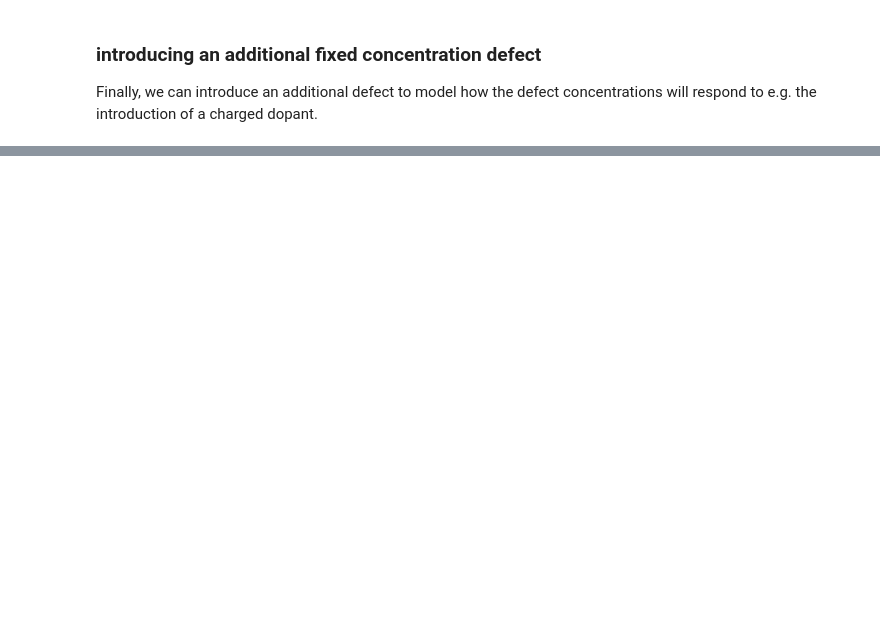
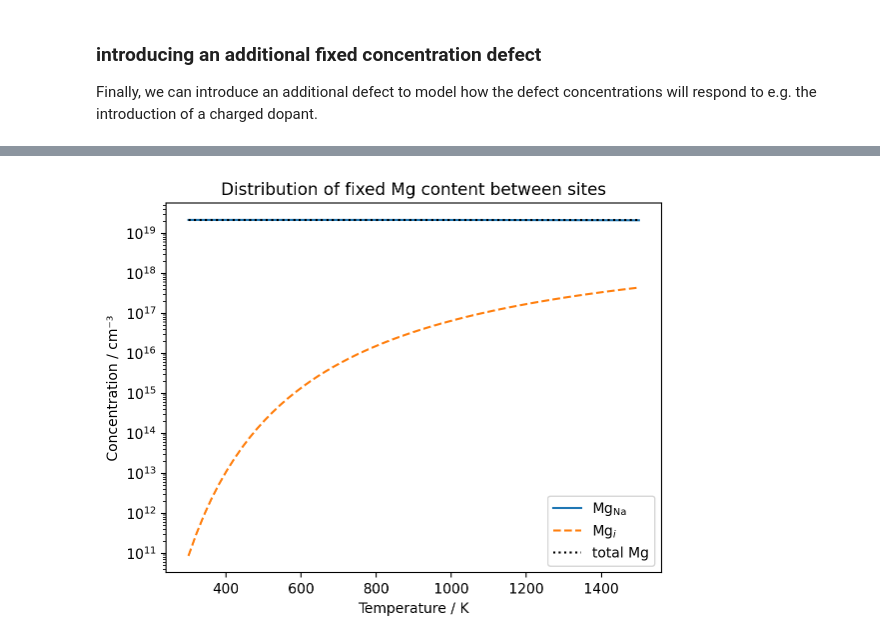
Before and after one commit to bjmorgan/py-sc-fermi, a Jupyter notebook: docs/source/tutorial.ipynb, the cells around one changed output, grey strips where cells are left out. Cells and saved outputs as stored; diff of their text form; code cells hidden in the pictures; blank space fills up the shorter version.

```diff
--- a/docs/source/tutorial.ipynb
+++ b/docs/source/tutorial.ipynb
@@ -299,0 +434,27 @@ plt.show()
+# %%
+# Show how Mg is distributed between substitutional and interstitial sites as a function of temperature
+temperatures = np.linspace(300, 1500, 60)
+Mg_Na_conc = []
+Mg_i_conc  = []
+Mg_total   = []
+
+for t in temperatures:
+    elem_system.temperature = t
+    cd = elem_system.concentration_dict()
+    Mg_Na_conc.append(cd["Mg_Na"])
+    Mg_i_conc.append(cd["Mg_i"])
+    Mg_total.append(cd["Mg_Na"] + cd["Mg_i"])
+
+elem_system.temperature = 1000
+
+plt.plot(temperatures, Mg_Na_conc, label=r"$\mathrm{Mg}_\mathrm{Na}$")
+plt.plot(temperatures, Mg_i_conc,  label=r"$\mathrm{Mg}_i$", ls="--")
+plt.plot(temperatures, Mg_total,   label="total Mg", ls=":", color="k")
+plt.xlabel("Temperature / K")
+plt.ylabel("Concentration / cm⁻³")
+plt.yscale("log")
+plt.legend()
+plt.title("Distribution of fixed Mg content between sites")
+plt.show()
+# %% [output]
+[figure, added]
```
Also changed, not shown: parts of 12 cells of this notebook, 22 other files.
